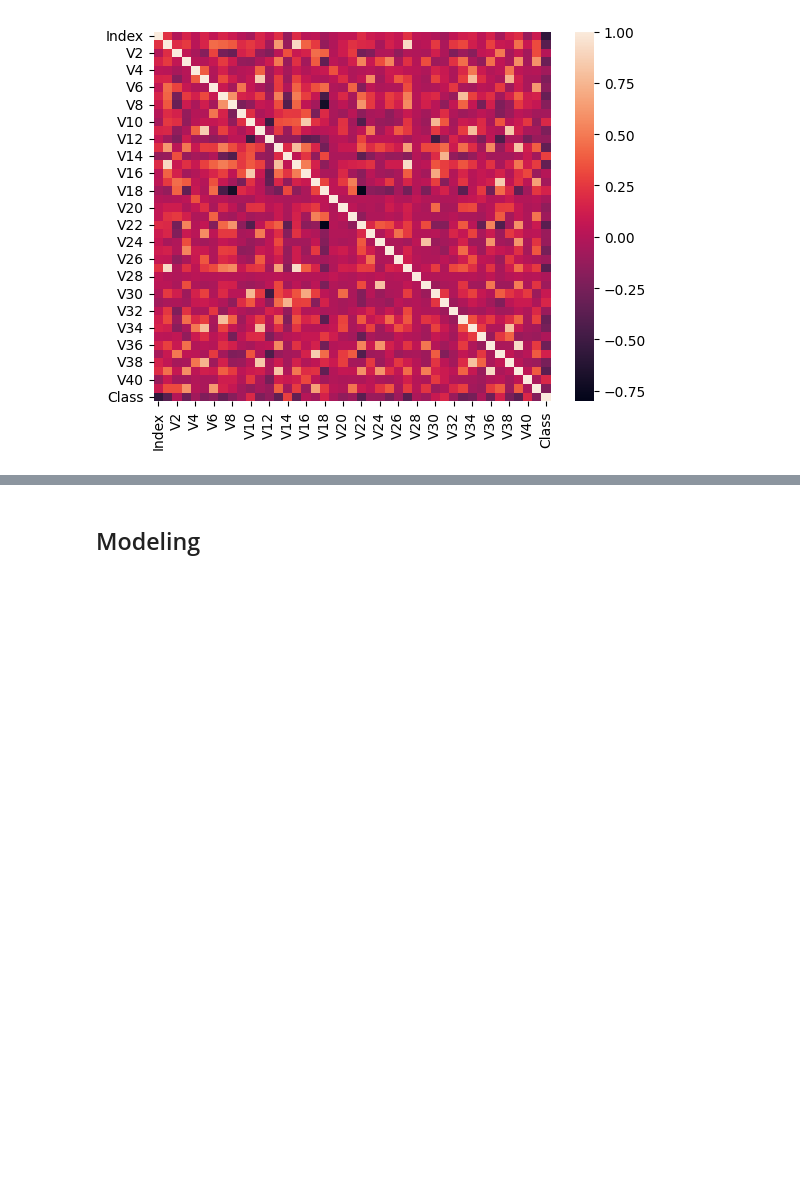
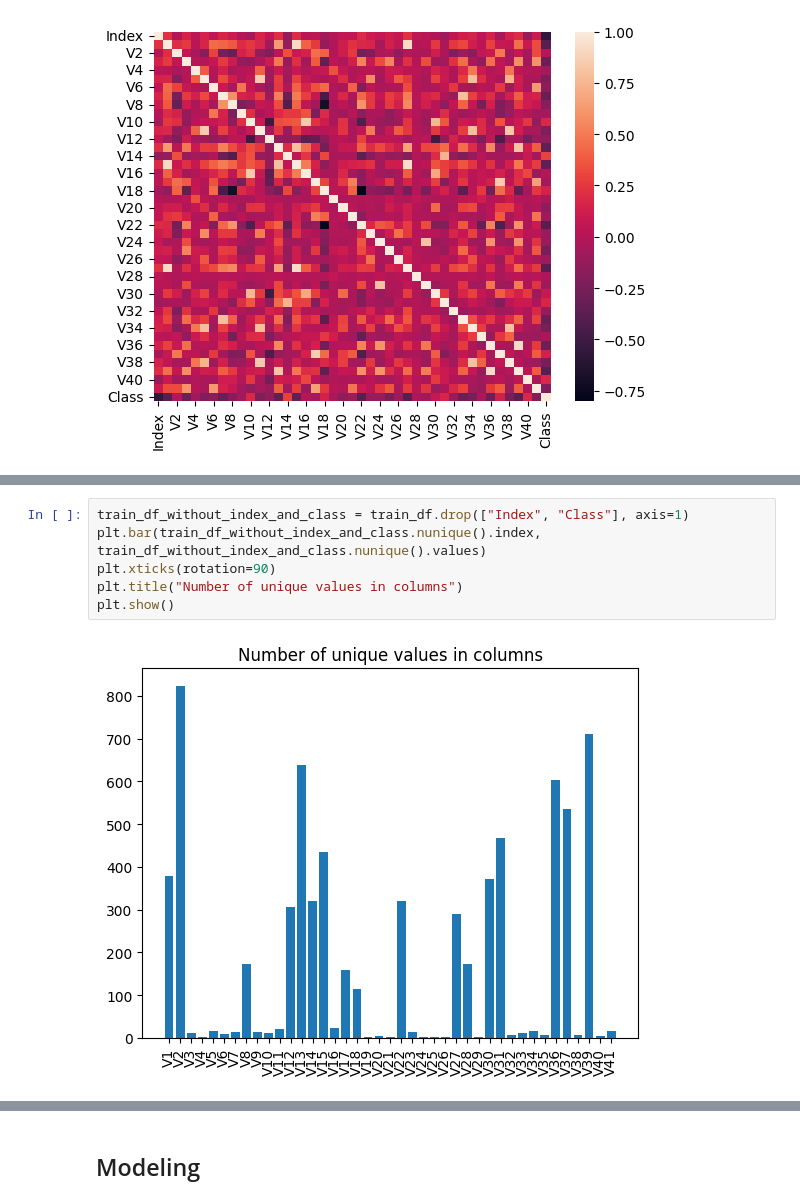
Before and after one commit to al-pi314/inteligent_systems, a Jupyter notebook: seminar_2/seminar.ipynb, the cells around one changed output, grey strips where cells are left out. Saved outputs shown, nothing was run; the diff lists cells and outputs as text; blank space fills up the shorter version.

```diff
--- a/seminar_2/seminar.ipynb
+++ b/seminar_2/seminar.ipynb
@@ -77 +92,9 @@ print(len(correlated_columns), "highly correlated features")
 17 highly correlated features
+# %%
+train_df_without_index_and_class = train_df.drop(["Index", "Class"], axis=1)
+plt.bar(train_df_without_index_and_class.nunique().index, train_df_without_index_and_class.nunique().values)
+plt.xticks(rotation=90)
+plt.title("Number of unique values in columns")
+plt.show()
+# %% [output]
+[figure, added]
```
Also changed, not shown: parts of 21 cells of this notebook, 6 other files.
